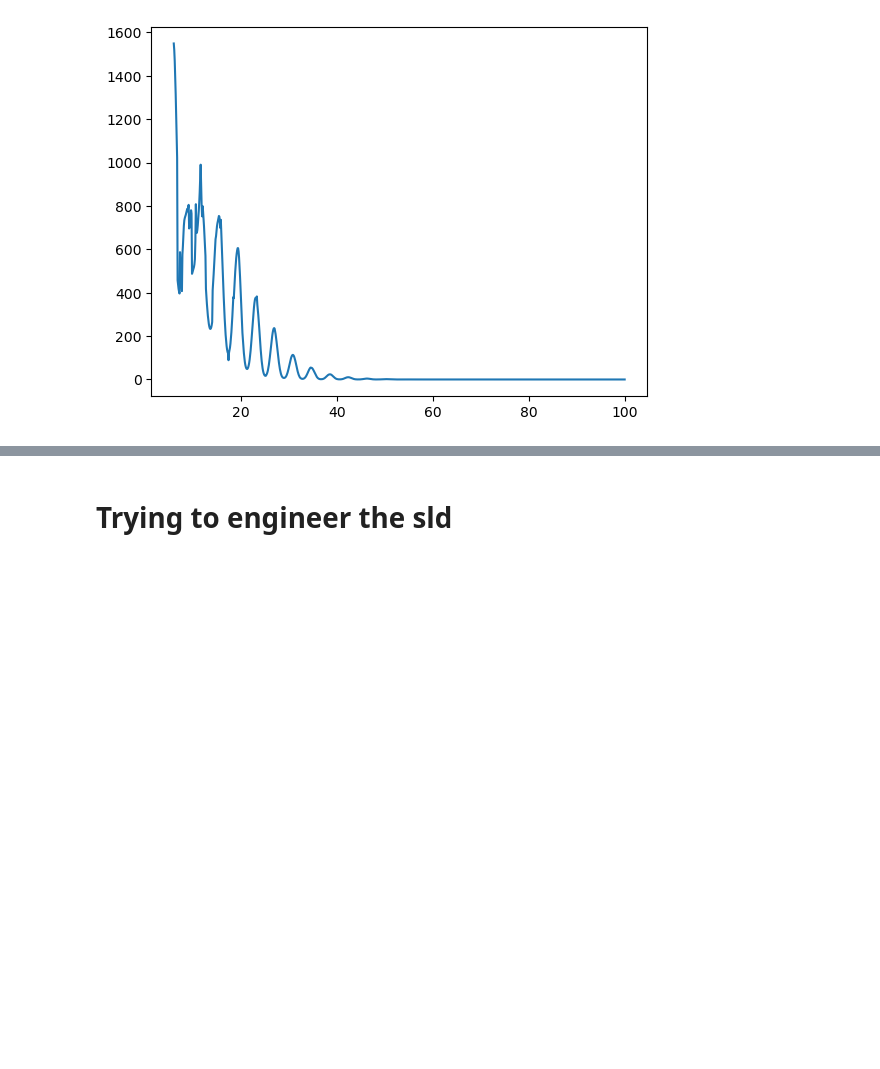
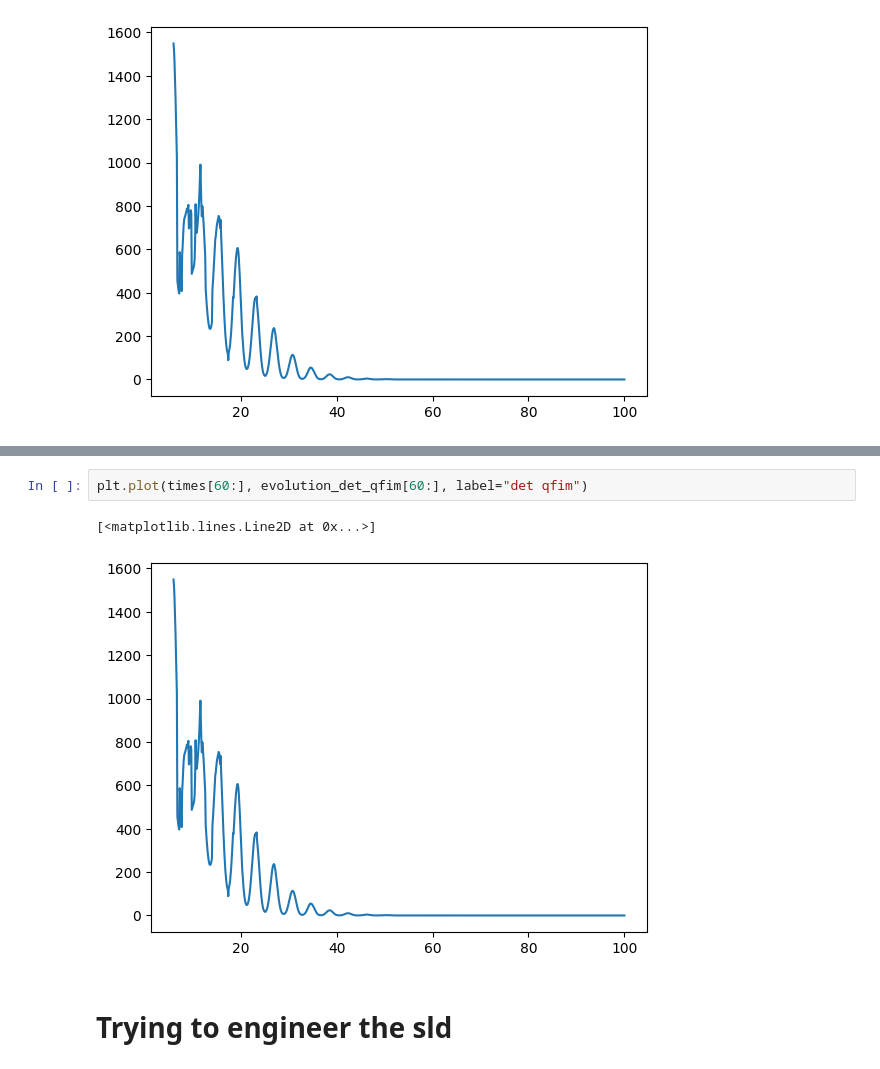
Before and after one commit to Rumoa/qll_qdots, a Jupyter notebook: model_writing.ipynb, the cells around one changed output, grey strips where cells are left out. Drawn from its saved outputs; the diff is of its cells as text; blank space fills up the shorter version.

```diff
--- a/model_writing.ipynb
+++ b/model_writing.ipynb
@@ -1209,3 +1289,8 @@ Array([[[ 0.39433756+0.j        ,  0.14433756+0.14433756j],
+# %%
+plt.plot(times[60:], evolution_det_qfim[60:], label="det qfim")
+# %% [output]
+[<matplotlib.lines.Line2D at 0x...>]
+[figure, added]
 # %% [markdown]
 # Trying to engineer the sld
 # %% [markdown]
```
Also changed, not shown: parts of 13 cells of this notebook.
